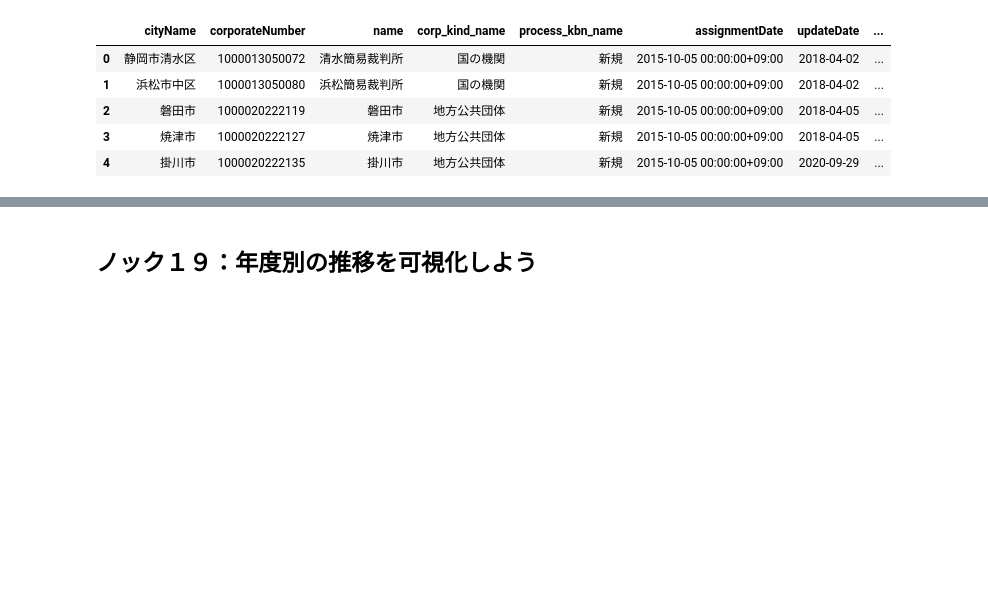
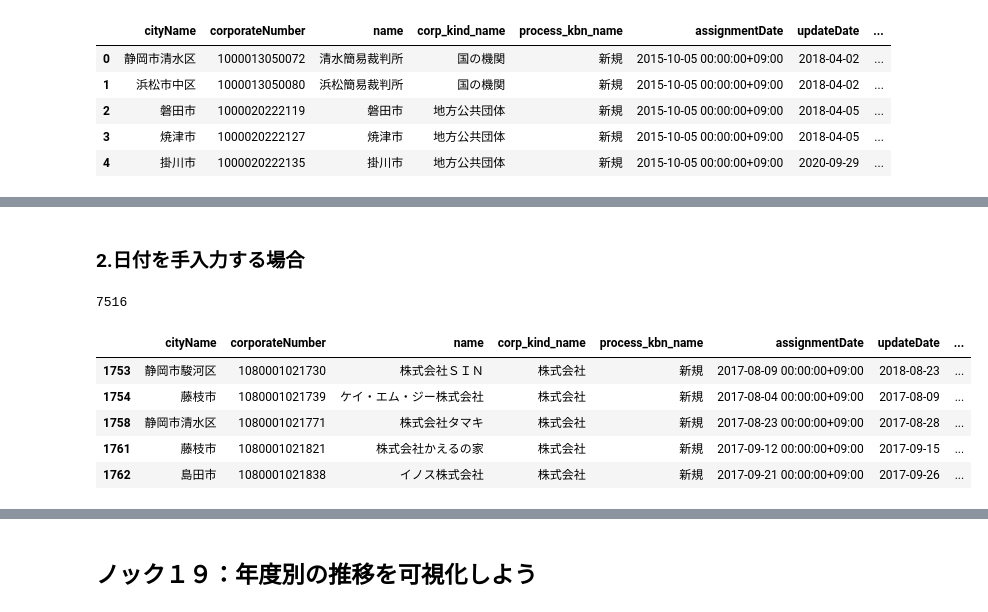
Before and after one commit to ayakamori0702/100knock-process-visualization, a Jupyter notebook: chapter-1/src/1章.ipynb, the cells around one changed output, grey strips where cells are left out. Cells and saved outputs as stored; diff of their text form; code cells hidden in the pictures; blank space fills up the shorter version.

```diff
--- a/chapter-1/src/1章.ipynb
+++ b/chapter-1/src/1章.ipynb
@@ -1146,0 +1165,15 @@ tmp.head()
+# %% [markdown]
+### 2.日付を手入力する場合
+# %%
+base_time = pd.Timestamp('2020-04-16', tz='Asia/Tokyo')
+tmp = data.loc[(data['process_kbn_name'] == '新規') & (base_time - data['assignmentDate'] <= delta)]
+print(len(tmp))
+tmp.head()
+# %% [output]
+7516
+|  | cityName | corporateNumber | name | corp_kind_name | process_kbn_name | assignmentDate | updateDate | ... |
+| 1753 | 静岡市駿河区 | 1080001021730 | 株式会社ＳＩＮ | 株式会社 | 新規 | 2017-08-09 00:00:00+09:00 | 2018-08-23 | ... |
+| 1754 | 藤枝市 | 1080001021739 | ケイ・エム・ジー株式会社 | 株式会社 | 新規 | 2017-08-04 00:00:00+09:00 | 2017-08-09 | ... |
+| 1758 | 静岡市清水区 | 1080001021771 | 株式会社タマキ | 株式会社 | 新規 | 2017-08-23 00:00:00+09:00 | 2017-08-28 | ... |
+| 1761 | 藤枝市 | 1080001021821 | 株式会社かえるの家 | 株式会社 | 新規 | 2017-09-12 00:00:00+09:00 | 2017-09-15 | ... |
+| 1762 | 島田市 | 1080001021838 | イノス株式会社 | 株式会社 | 新規 | 2017-09-21 00:00:00+09:00 | 2017-09-26 | ... |
```
Also changed, not shown: parts of 21 cells of this notebook, 5 other files.
